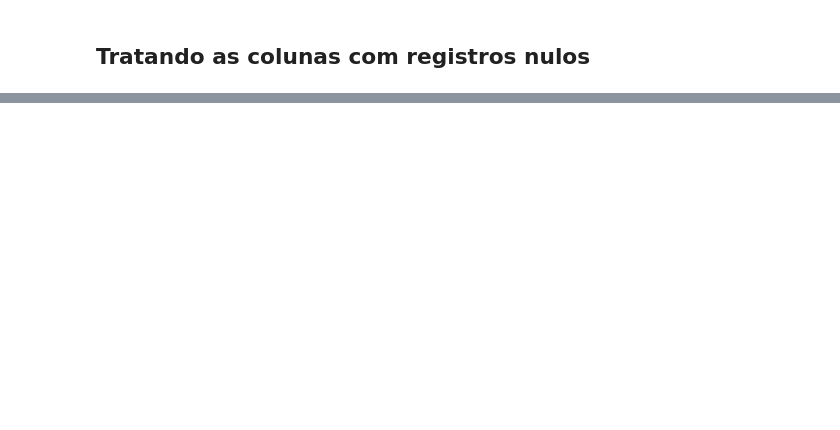
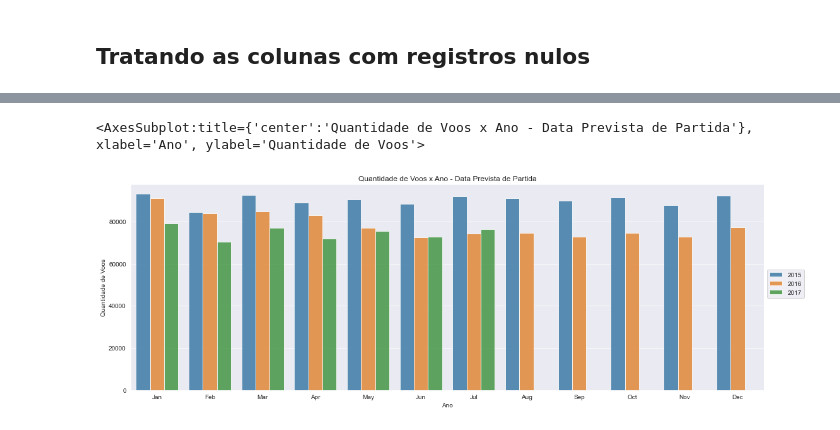
Before and after one commit to lucasmbribeiro/jornada_seja_analista_dados, a Jupyter notebook: Analise_Voos_Brasil/aed_voos.ipynb, the cells around one changed output, grey strips where cells are left out. Cells and saved outputs as stored; diff of their text form; code cells hidden in the pictures; blank space fills up the shorter version.

```diff
--- a/Analise_Voos_Brasil/aed_voos.ipynb
+++ b/Analise_Voos_Brasil/aed_voos.ipynb
@@ -258,0 +194,32 @@ profile.to_file('df_voos_profile_dark_mode.html')
+# %%
+df.assign(
+    ano=df['dt_partida_prev'].dt.year,
+    mes=df['dt_partida_prev'].dt.strftime('%b'),
+    mes_ordem = df['dt_partida_prev'].dt.month
+         ).groupby(['ano', 'mes', 'mes_ordem']).agg({'voos': np.count_nonzero}).reset_index().sort_values(by='mes_ordem')
+
+
+
+ax = sns.barplot(
+    data = df.assign(
+    ano=df['dt_partida_prev'].dt.year,
+    mes=df['dt_partida_prev'].dt.strftime('%b'),
+    mes_ordem = df['dt_partida_prev'].dt.month
+         ).groupby(['ano', 'mes', 'mes_ordem']).agg({'voos': np.count_nonzero}).reset_index().sort_values(by='mes_ordem'),
+    x = 'mes',
+    hue = 'ano',
+    y = 'voos',
+    alpha=.8,
+)
+
+ax.figure.set_size_inches(18,6)
+ax.set_title("Quantidade de Voos x Ano - Data Prevista de Partida")
+ax.set_xlabel("Ano")
+ax.set_ylabel("Quantidade de Voos")
+
+plt.legend(bbox_to_anchor = (1.0, 0.6))
+
+ax
+# %% [output]
+<AxesSubplot:title={'center':'Quantidade de Voos x Ano - Data Prevista de Partida'}, xlabel='Ano', ylabel='Quantidade de Voos'>
+[figure, added]
```
Also changed, not shown: parts of 38 cells of this notebook.
